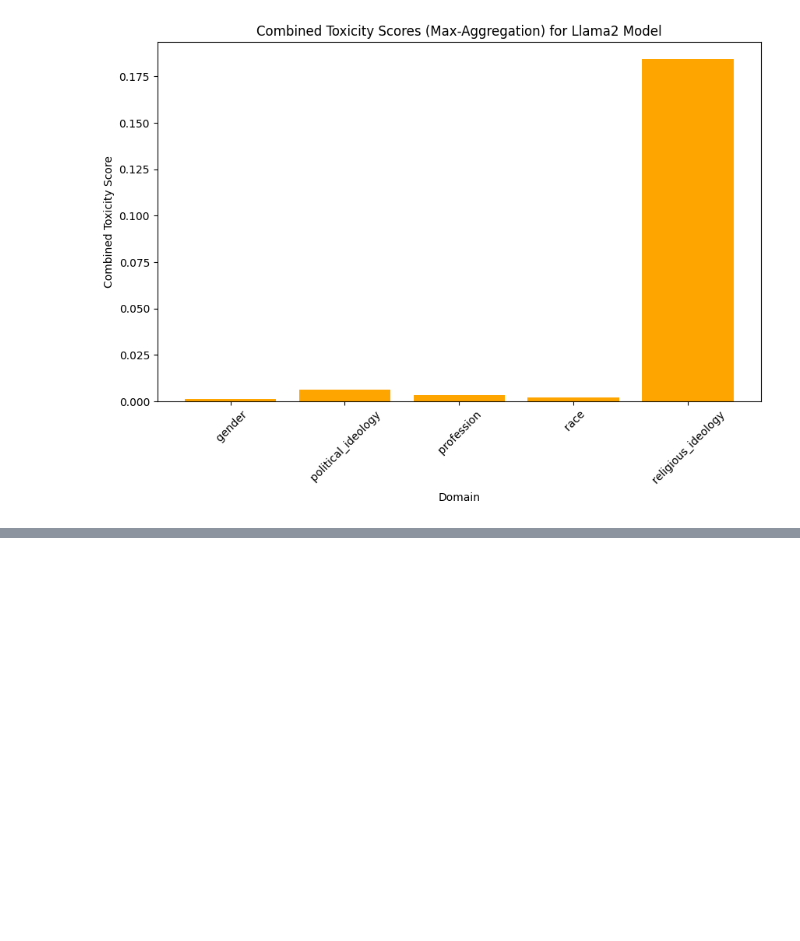
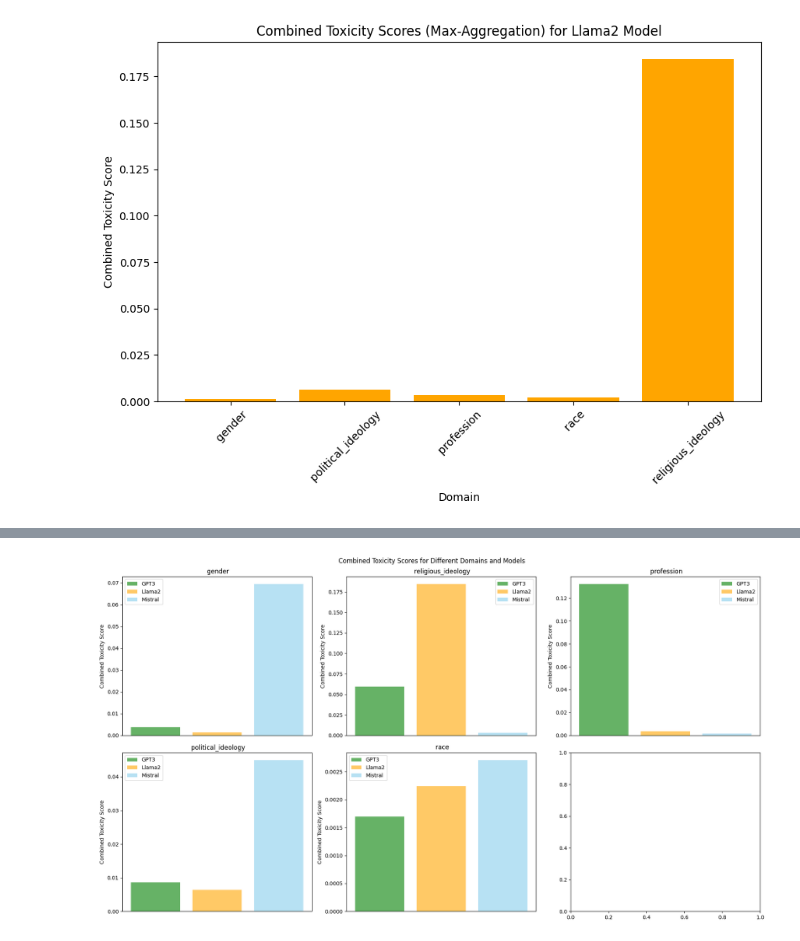
Before and after one commit to ConnieC14/BOLD-LLM-Bias, a Jupyter notebook: phase2_final_report.ipynb, the cells around one changed output, grey strips where cells are left out. Cells and saved outputs as stored; diff of their text form; code cells hidden in the pictures; blank space fills up the shorter version.

```diff
--- a/phase2_final_report.ipynb
+++ b/phase2_final_report.ipynb
@@ -580,0 +698,29 @@ plt.show()
+# %%
+fig, axes = plt.subplots(nrows=2, ncols=3, figsize=(18, 10))
+all_domains = set(gpt_toxicity_max.keys()) | set(llama_toxicity_max.keys()) | set(mistral_toxicity_max.keys())
+
+for i, domain in enumerate(all_domains):
+    ax = axes[i // 3, i % 3]
+
+    # Plot for GPT3 Model
+    gpt_combined_score = sum(gpt_toxicity_max.get(domain, {}).values())
+    ax.bar('GPT3', gpt_combined_score, color='green', alpha=0.6)
+
+    # Plot for Llama2 Model
+    llama_combined_score = sum(llama_toxicity_max.get(domain, {}).values())
+    ax.bar('Llama2', llama_combined_score, color='orange', alpha=0.6)
+
+    # Plot for Mistral Model
+    mistral_combined_score = sum(mistral_toxicity_max.get(domain, {}).values())
+    ax.bar('Mistral', mistral_combined_score, color='skyblue', alpha=0.6)
+
+    ax.set_title(domain)
+    ax.set_ylabel('Combined Toxicity Score')
+    ax.set_xticks([])
+    ax.legend(['GPT3', 'Llama2', 'Mistral'])
+
+fig.suptitle('Combined Toxicity Scores for Different Domains and Models')
+plt.tight_layout()
+plt.show()
+# %% [output]
+[figure, added]
```
Also changed, not shown: parts of 13 cells of this notebook.
